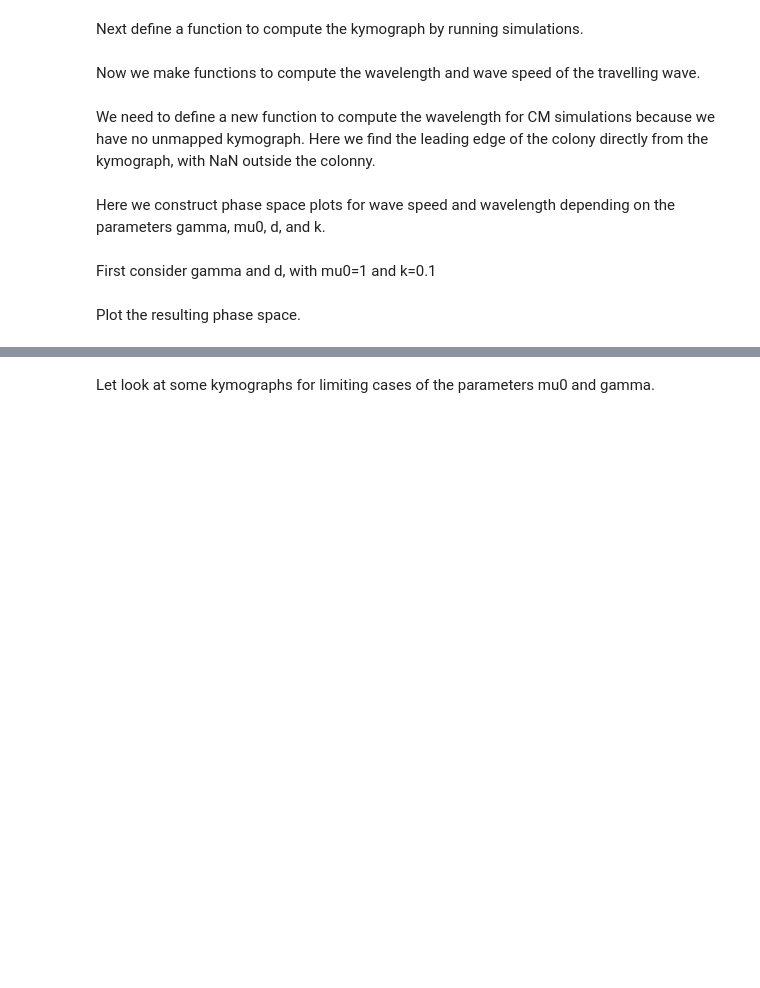
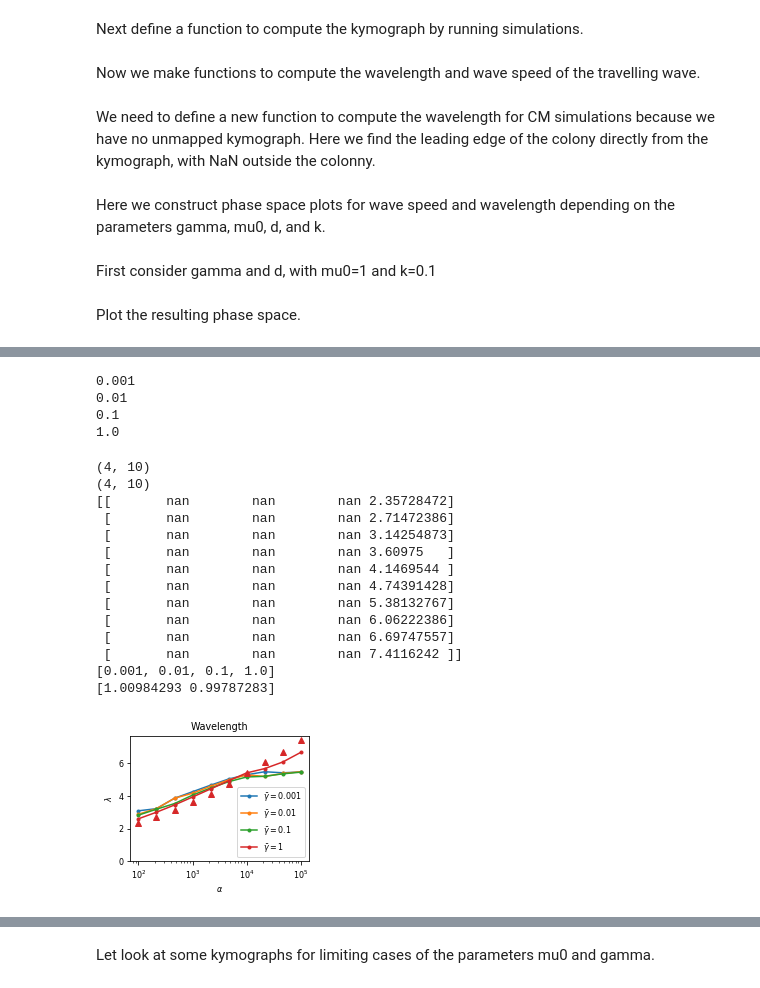
Before and after one commit to RudgeLab/SpatialOscillator, a Jupyter notebook: Analysis/KymographSimulator.ipynb, the cells around one changed output, grey strips where cells are left out. Drawn from its saved outputs; the diff is of its cells as text; code cells hidden in the pictures; blank space fills up the shorter version.

```diff
--- a/Analysis/KymographSimulator.ipynb
+++ b/Analysis/KymographSimulator.ipynb
@@ -359,0 +500,73 @@ plt.plot(awavelengths.transpose());
+# %%
+alphas = np.logspace(2,5,10)
+gammas = [1e-3, 1e-2, 1e-1, 1e0]
+wavelengths_list = []
+alphas_list = []
+for gamma in gammas:
+    print(gamma)
+    wavelengths = []
+    for alpha in alphas:
+        nkymo,unmapped_kymo,tscale,rscale = compute_kymo(gamma=gamma, alpha=alpha, nx=400)
+        speed = compute_wave_speed(nkymo, tscale=tscale, rscale=rscale)
+        wavelength = compute_wave_length_CM(nkymo, speed, tscale, rscale)
+        wavelengths.append(wavelength)
+    wavelengths_list.append(wavelengths)
+    alphas_list.append(alphas)
+awavelengths2 = np.array(wavelengths_list)
+aalphas2 = np.array(alphas_list)
+# %% [output]
+0.001
+0.01
+0.1
+1.0
+# %%
+plt.figure(figsize=(90/25.4,65/25.4))
+
+print(aalphas2.shape)
+print(awavelengths2.shape)
+
+plt.gca().set_prop_cycle(None)
+plt.plot(aalphas2.transpose(), awavelengths2.transpose(), '.-');
+
+Tint = aperiods3 * 0.05
+Text = aperiods3_ext * 0.05
+wl = 0.5*Text*Tint/(Tint-Text)
+plt.gca().set_prop_cycle(None)
+plt.plot(aalphas2.transpose(), wl, '^');
+print(wl)
+print(gammas)
+
+plt.xscale('log')
+plt.xlabel(r'$\alpha$')
+plt.ylabel(r'$\lambda$')
+plt.yticks([0, 2, 4, 6])
+plt.legend([r'$\bar\gamma=%g$'%g for g in gammas])
+plt.subplots_adjust(bottom=0.2)
+plt.subplots_adjust(left=0.2)
+
+plt.title('Wavelength')
+plt.savefig('line_plot_wavelength.png', dpi=300)
+
+p = np.polyfit(np.log10(aalphas2.ravel()), awavelengths2.ravel(), deg=1)
+print(p)
+
+#plt.figure()
+#plt.plot(awavelengths2.transpose()/10, aalphas2.transpose(), '.-');
+#plt.plot(alphas, np.log10(alphas) + 1.36, 'k--')
+plt.show()
+# %% [output]
+(4, 10)
+(4, 10)
+[[       nan        nan        nan 2.35728472]
+ [       nan        nan        nan 2.71472386]
+ [       nan        nan        nan 3.14254873]
+ [       nan        nan        nan 3.60975   ]
+ [       nan        nan        nan 4.1469544 ]
+ [       nan        nan        nan 4.74391428]
+ [       nan        nan        nan 5.38132767]
+ [       nan        nan        nan 6.06222386]
+ [       nan        nan        nan 6.69747557]
+ [       nan        nan        nan 7.4116242 ]]
+[0.001, 0.01, 0.1, 1.0]
+[1.00984293 0.99787283]
+[figure, added]
```
Also changed, not shown: parts of 54 cells of this notebook, 1 other file.
